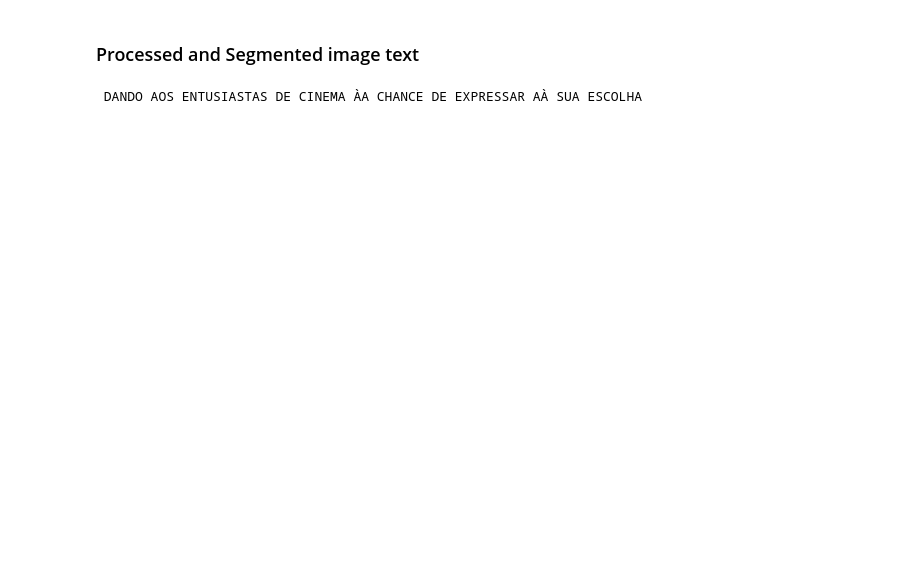
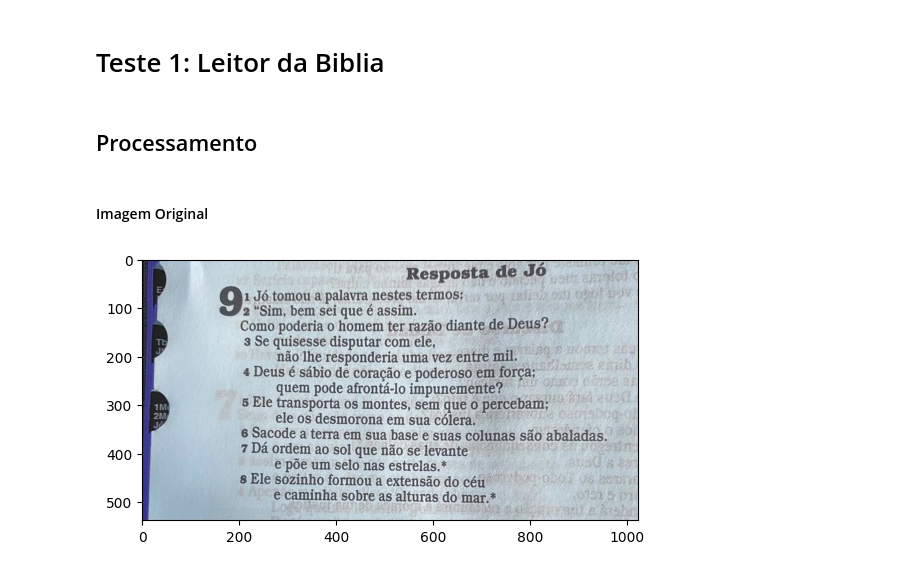
Before and after one commit to Lacerdajp/MyOCR, a Jupyter notebook: main.ipynb, the cells around one changed output. Cells and saved outputs as stored; diff of their text form; code cells hidden in the pictures; blank space fills up the shorter version.

```diff
--- a/main.ipynb
+++ b/main.ipynb
@@ -96,9 +7,11 @@ O VIGÉSIMO SÉTIMO DANDO AOS ENTUSIASTAS DE CINEMA AÀ CHANCE DE EXPRESSAR AÀA
-# %% [markdown]
-### Processed and Segmented image text
-# %%
-segmented_text = remove_breaks(segmented_text, add_space=True)
-segmented_text = remove_double_spaces(segmented_text)
-segmented_text = remove_single_letters(segmented_text)
-print(segmented_text)
-# %% [output]
- DANDO AOS ENTUSIASTAS DE CINEMA ÀA CHANCE DE EXPRESSAR AÀ SUA ESCOLHA
+# %% [markdown]
+# Teste 1: Leitor da Biblia
+# %% [markdown]
+## Processamento
+# %% [markdown]
+#### Imagem Original
+# %%
+img = lerImagem("data\images\Biblia.jpg")
+mostrar(img)
+# %% [output]
+[figure, added]
```
Also changed, not shown: parts of 46 cells of this notebook, 5 other files.
